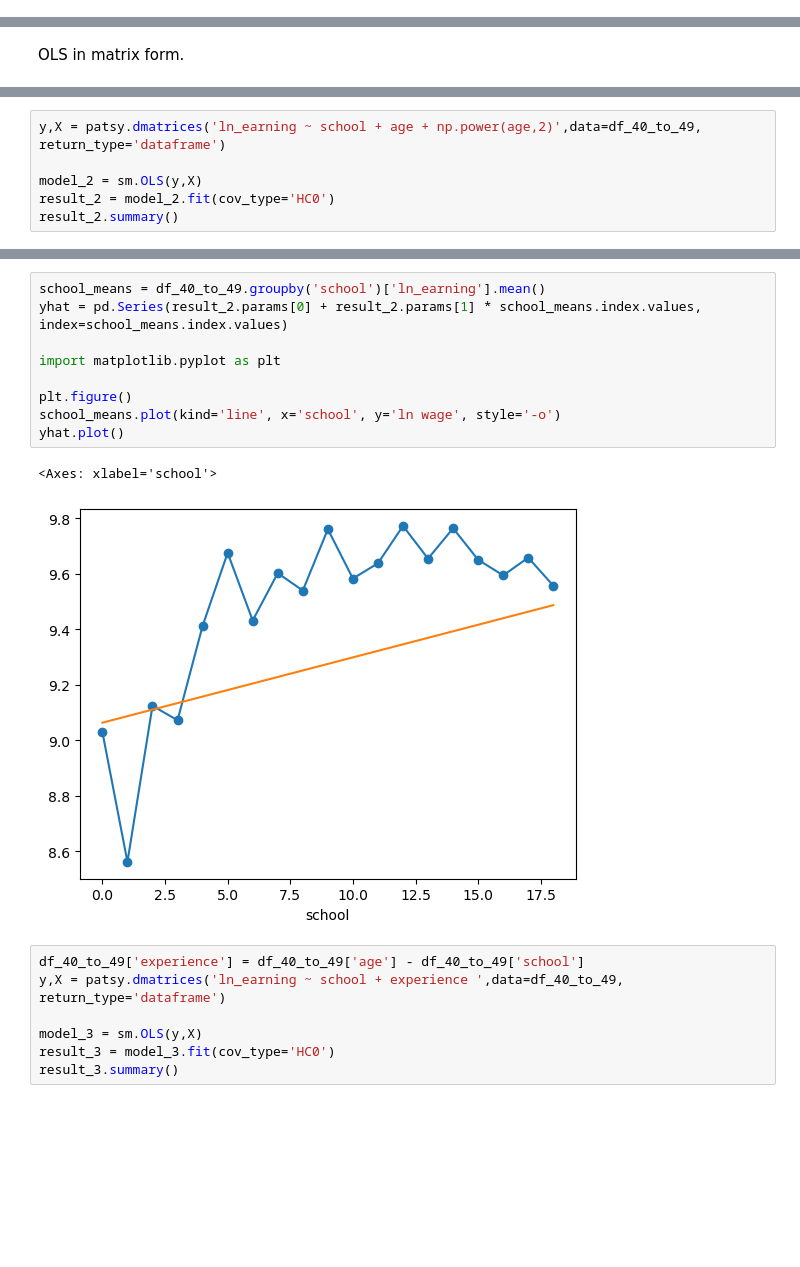
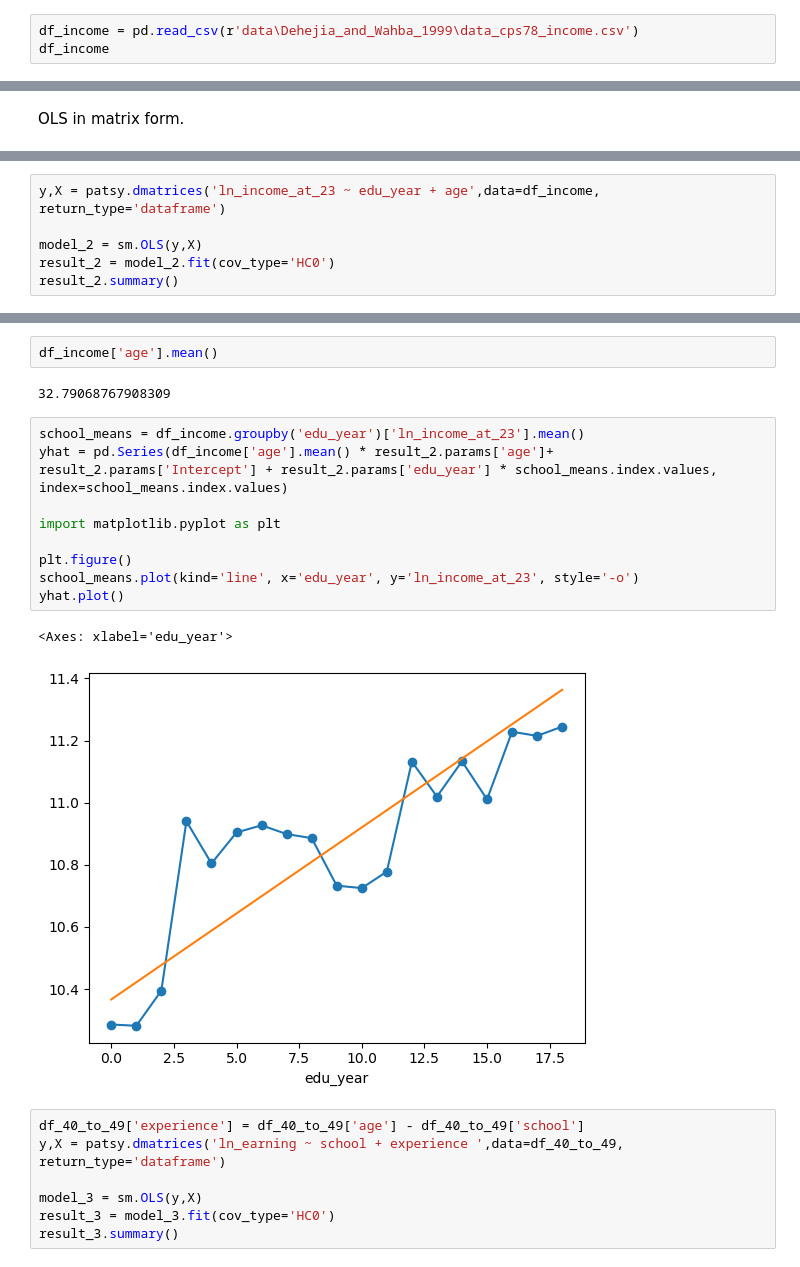
Before and after one commit to SeanJSLee/Teaching_YU_DS_basic_KR, a Jupyter notebook: Lecture_ols.ipynb, the cells around one changed output, grey strips where cells are left out. Drawn from its saved outputs; the diff is of its cells as text; blank space fills up the shorter version.

```diff
--- a/Lecture_ols.ipynb
+++ b/Lecture_ols.ipynb
@@ -14,0 +31,3 @@
+# %%
+df_income = pd.read_csv(r'data\Dehejia_and_Wahba_1999\data_cps78_income.csv')
+df_income
@@ -184,5 +199,5 @@ yhat.plot()
 # %%
-y,X = patsy.dmatrices('ln_earning ~ school + age + np.power(age,2)',data=df_40_to_49, return_type='dataframe')
+y,X = patsy.dmatrices('ln_income_at_23 ~ edu_year + age',data=df_income, return_type='dataframe')
 
 model_2 = sm.OLS(y,X)
 result_2 = model_2.fit(cov_type='HC0')
@@ -214,15 +226,19 @@ strong multicollinearity or other numerical problems.
+# %%
+df_income['age'].mean()
+# %% [output]
+32.79068767908309
 # %%
-school_means = df_40_to_49.groupby('school')['ln_earning'].mean()
-yhat = pd.Series(result_2.params[0] + result_2.params[1] * school_means.index.values, index=school_means.index.values)
+school_means = df_income.groupby('edu_year')['ln_income_at_23'].mean()
+yhat = pd.Series(df_income['age'].mean() * result_2.params['age']+ result_2.params['Intercept'] + result_2.params['edu_year'] * school_means.index.values, index=school_means.index.values)
 
 import matplotlib.pyplot as plt
 
 plt.figure()
-school_means.plot(kind='line', x='school', y='ln wage', style='-o')
+school_means.plot(kind='line', x='edu_year', y='ln_income_at_23', style='-o')
 yhat.plot()
 # %% [output]
-<Axes: xlabel='school'>
+<Axes: xlabel='edu_year'>
-[figure, old version]
+[figure, new version]
 # %%
 df_40_to_49['experience'] = df_40_to_49['age'] - df_40_to_49['school']
 y,X = patsy.dmatrices('ln_earning ~ school + experience ',data=df_40_to_49, return_type='dataframe')
```
Also changed, not shown: parts of 19 cells of this notebook, 18 other files.
